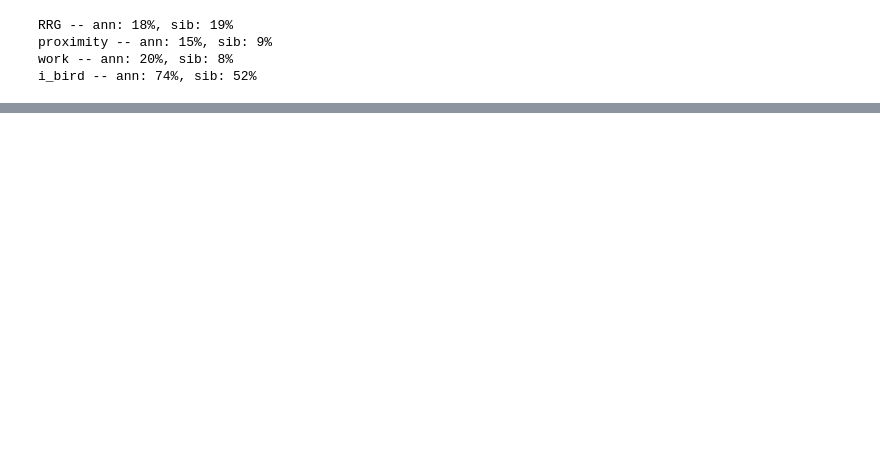
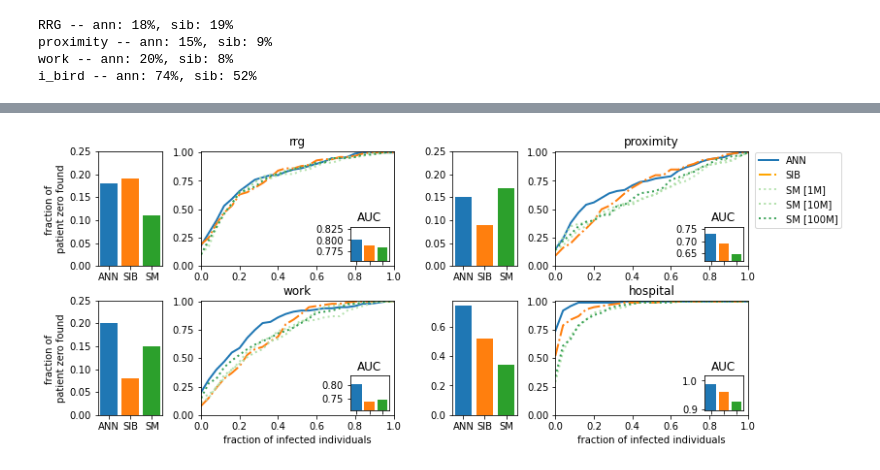
Before and after one commit to ocadni/annfore-results, a Jupyter notebook: results/patient_zero/img_all.ipynb, the cells around one changed output, grey strips where cells are left out. Cells and saved outputs as stored; diff of their text form; code cells hidden in the pictures; blank space fills up the shorter version.

```diff
--- a/results/patient_zero/img_all.ipynb
+++ b/results/patient_zero/img_all.ipynb
@@ -300,0 +306,65 @@ plt.show()
+# %%
+
+import matplotlib.pyplot as plt
+from matplotlib import gridspec
+from mpl_toolkits.axes_grid1.inset_locator import inset_axes
+from matplotlib.lines import Line2D
+
+graph_name=["rrg", "proximity", "work", "hospital"]
+fig = plt.figure(figsize=(12, 5))
+
+gs = gridspec.GridSpec(2, 2, hspace=0.3)
+plt.tight_layout()
+
+for i_g, g in enumerate(graphs):
+    #print(int(i_g/2), i_g%2)
+    #ax = axs[int(i_g/2)][i_g%2]
+    #print(int(i_g/2), 2*(i_g%2))
+    #print(int(i_g/2), 2*(i_g%2) + 1)
+    out_g = gridspec.GridSpecFromSubplotSpec(1, 2, subplot_spec = gs[int(i_g/2),i_g%2],  width_ratios=[1,3], wspace=0.3)
+    ax1 = plt.subplot(out_g[1])
+    ax2 = plt.subplot(out_g[0])
+    pos_sources = res[g]
+    bins=25
+    nsims = list(res[g]["sm"][0].keys())
+    axs, aucs = plot_patient_zero_roc(ax1, ax2,
+                              pos_sources,
+                              infos[g].nsims,
+                              infos[g],
+                              alpha=infos[g].a_show,
+                              bins=bins,
+                              range_=(0,1),
+                              norm=pos_sources["Is_len"],
+                              colors=plt.get_cmap("Greens"))
+    #ax1.legend()
+    ax1.set_xlim(0,1)
+    ax1.set_ylim(0,1.01)
+    ax1.set_title(f"{graph_name[i_g]}")
+    if int(i_g/2):
+        ax1.set_xlabel("fraction of infected individuals")
+    if not i_g%2:
+        ax2.set_ylabel("fraction of \npatient zero found")
+    #plt.ylim(0,17)
+    axins2 = inset_axes(ax1, width="20%", height="30%", loc=4)
+    sns.barplot(y=list(aucs.values()), x=list(aucs.keys()), ax=axins2,
+    orient="v",
+    palette="tab10",
+    saturation=1)
+    axins2.set_ylim(min(list(aucs.values())) - 0.03, max(list(aucs.values())) + 0.03)
+    axins2.set_title("AUC")
+    axins2.set_xticklabels([])
+
+colors=plt.get_cmap("Greens")
+legend_elements = [Line2D([0], [0], lw=2, label='ANN'),
+                    Line2D([0], [0], linestyle="-.", lw=2, label='SIB', color="orange"),
+                    Line2D([0], [0], linestyle=":", lw=2, label='SM [1M]', color=colors(np.clip(0., 0.3, 0.9))),
+                    Line2D([0], [0], linestyle=":", lw=2, label='SM [10M]', color=colors(np.clip(0.33, 0.3, 0.9))),
+                    Line2D([0], [0], linestyle=":", lw=2, label='SM [100M]', color=colors(np.clip(0.66, 0.3, 0.9))),]
+
+plt.legend(handles=legend_elements, loc=(1.3,5.3))
+
+
+plt.savefig("img/pz.pdf", bbox_inches="tight")
+plt.show()
+# %% [output]
+[figure, added]
```
Also changed, not shown: parts of 4 cells of this notebook, 2 other files.
